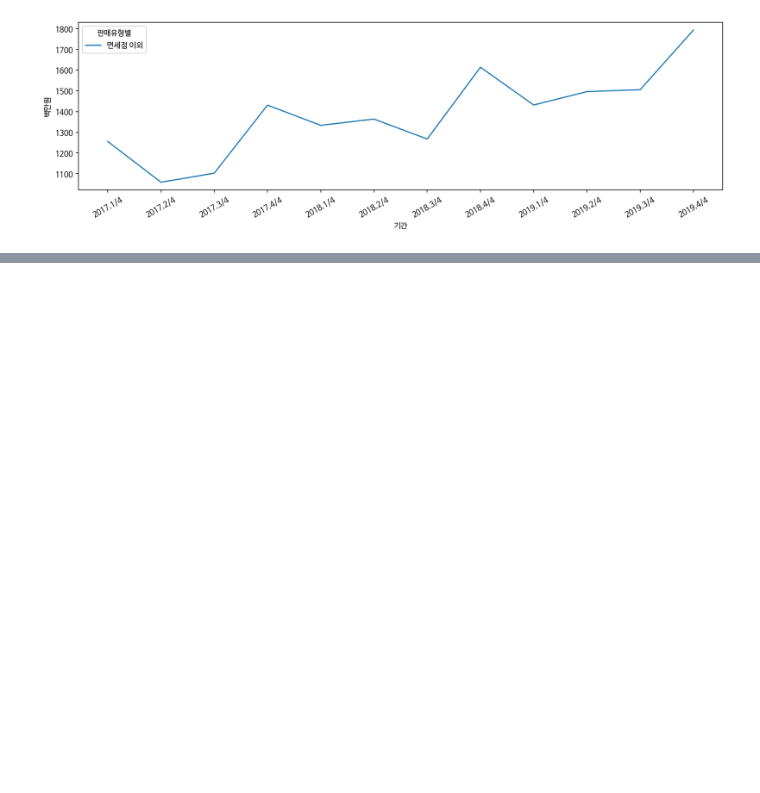
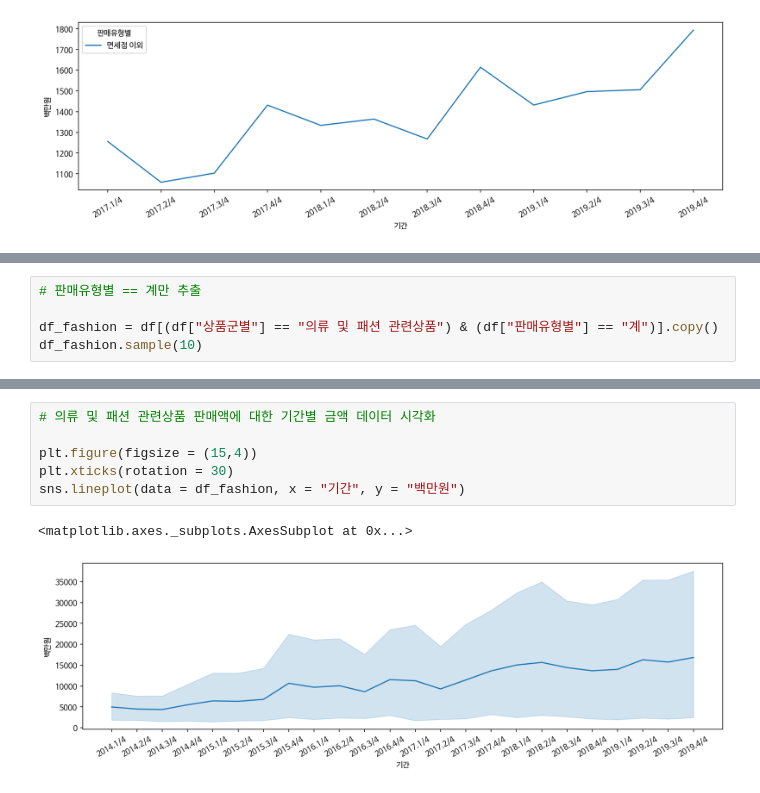
Before and after one commit to cown0211/boostcourse, a Jupyter notebook: DataScienceWithPython/5_K_beauty_온라인_판매분석.ipynb, the cells around one changed output, grey strips where cells are left out. Saved outputs shown, nothing was run; the diff lists cells and outputs as text; blank space fills up the shorter version.

```diff
--- a/DataScienceWithPython/5_K_beauty_온라인_판매분석.ipynb
+++ b/DataScienceWithPython/5_K_beauty_온라인_판매분석.ipynb
@@ -471,0 +494,5 @@ sns.lineplot(data = df_sub, x = "기간", y = "백만원", hue = "판매유형
+# %%
+# 판매유형별 == 계만 추출
+
+df_fashion = df[(df["상품군별"] == "의류 및 패션 관련상품") & (df["판매유형별"] == "계")].copy()
+df_fashion.sample(10)
@@ -471,0 +511,9 @@ sns.lineplot(data = df_sub, x = "기간", y = "백만원", hue = "판매유형
+# %%
+# 의류 및 패션 관련상품 판매액에 대한 기간별 금액 데이터 시각화
+
+plt.figure(figsize = (15,4))
+plt.xticks(rotation = 30)
+sns.lineplot(data = df_fashion, x = "기간", y = "백만원")
+# %% [output]
+<matplotlib.axes._subplots.AxesSubplot at 0x...>
+[figure, added]
```
Also changed, not shown: parts of 17 cells of this notebook.
